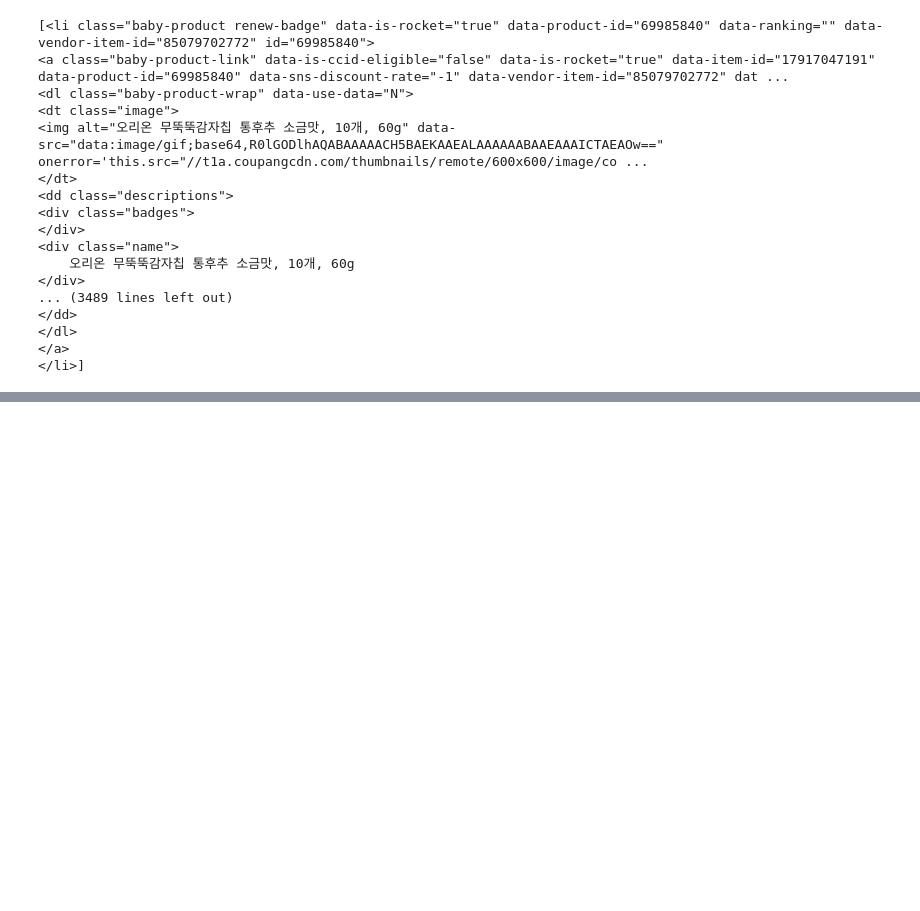
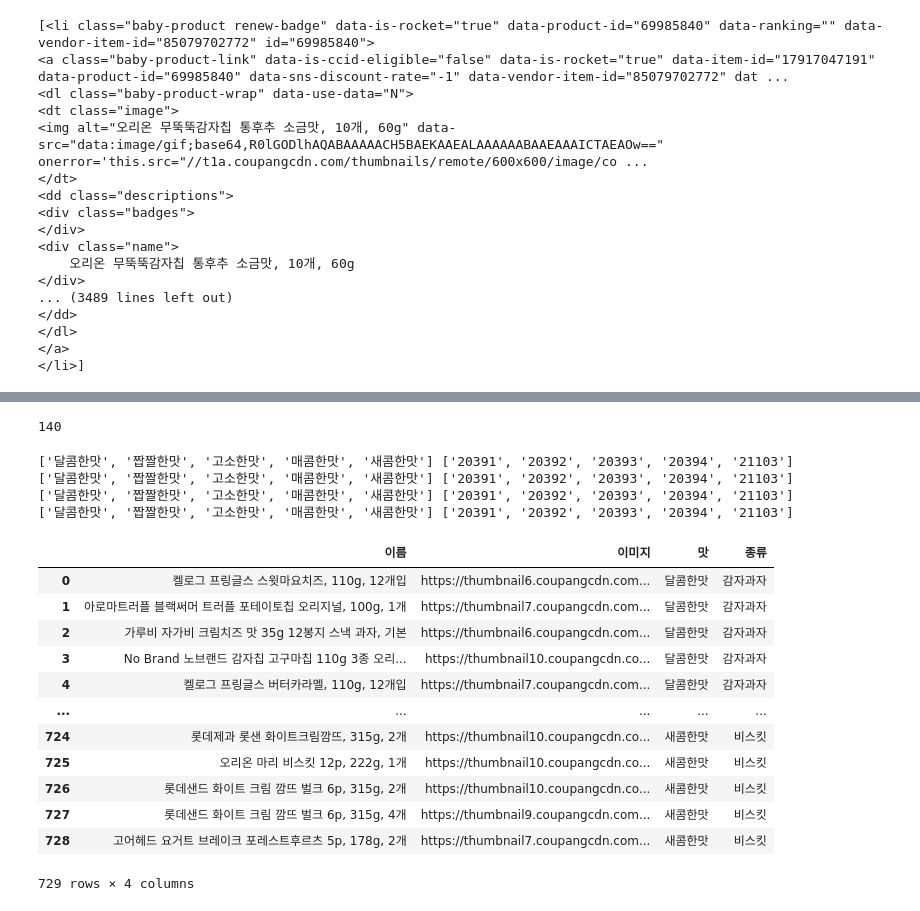
Before and after one commit to lmHOLO/SOCK, a Jupyter notebook: docs/쿠팡_crolling.ipynb, the cells around one changed output, grey strips where cells are left out. Saved outputs shown, nothing was run; the diff lists cells and outputs as text; code cells hidden in the pictures; blank space fills up the shorter version.

```diff
--- a/docs/쿠팡_crolling.ipynb
+++ b/docs/쿠팡_crolling.ipynb
@@ -65,0 +113,30 @@ print(find_snack_link(1, 2))
+# %%
+df = pd.DataFrame({'이름': name_list, '이미지' : img_links, '맛': selected_flavor_list, '종류' : category_list})
+# print(len(df))
+df.to_csv('snack_db.csv', index=False, encoding="utf-8-sig")
+# %% [output]
+140
+# %%
+# 195272: 감자과자
+# 195278: 팝콘
+# 195279: 나초
+# 195284: 비스킷
+total_category_list = [195272, 195278, 195279, 195284]
+for i in range(len(total_category_list)):
+    if i == 0:
+        name_list, img_links, selected_flavor_list, category_list = find_snack_link(total_category_list[i], 1, 1)
+        df = pd.DataFrame({'이름': name_list, '이미지' : img_links, '맛': selected_flavor_list, '종류' : category_list})
+    else:
+        name_list, img_links, selected_flavor_list, category_list = find_snack_link(total_category_list[i], 1, 1)
+        df_to_insert = pd.DataFrame({'이름': name_list, '이미지' : img_links, '맛': selected_flavor_list, '종류' : category_list})
+        df = pd.concat([df, df_to_insert])
+        # df = pd.concat(df, df_to_insert, ignore_index=True)
+
+
+# name_list, img_links, selected_flavor_list, category_list = find_snack_link(195278, 1, 1)
+# name_list, img_links, selected_flavor_list, category_list = find_snack_link(195278, 1, 1)
+# %% [output]
+['달콤한맛', '짭짤한맛', '고소한맛', '매콤한맛', '새콤한맛'] ['20391', '20392', '20393', '20394', '21103']
+['달콤한맛', '짭짤한맛', '고소한맛', '매콤한맛', '새콤한맛'] ['20391', '20392', '20393', '20394', '21103']
+['달콤한맛', '짭짤한맛', '고소한맛', '매콤한맛', '새콤한맛'] ['20391', '20392', '20393', '20394', '21103']
+['달콤한맛', '짭짤한맛', '고소한맛', '매콤한맛', '새콤한맛'] ['20391', '20392', '20393', '20394', '21103']
@@ -65,0 +145,18 @@ print(find_snack_link(1, 2))
+# %%
+data = pd.read_csv("snack_db.csv", sep=",")
+# %%
+data
+# %% [output]
+|  | 이름 | 이미지 | 맛 | 종류 |
+| 0 | 켈로그 프링글스 스윗마요치즈, 110g, 12개입 | https://thumbnail6.coupangcdn.com... | 달콤한맛 | 감자과자 |
+| 1 | 아로마트러플 블랙써머 트러플 포테이토칩 오리지널, 100g, 1개 | https://thumbnail7.coupangcdn.com... | 달콤한맛 | 감자과자 |
+| 2 | 가루비 자가비 크림치즈 맛 35g 12봉지 스낵 과자, 기본 | https://thumbnail6.coupangcdn.com... | 달콤한맛 | 감자과자 |
+| 3 | No Brand 노브랜드 감자칩 고구마칩 110g 3종 오리... | https://thumbnail10.coupangcdn.co... | 달콤한맛 | 감자과자 |
+| 4 | 켈로그 프링글스 버터카라멜, 110g, 12개입 | https://thumbnail7.coupangcdn.com... | 달콤한맛 | 감자과자 |
+| ... | ... | ... | ... | ... |
+| 724 | 롯데제과 롯샌 화이트크림깜뜨, 315g, 2개 | https://thumbnail10.coupangcdn.co... | 새콤한맛 | 비스킷 |
+| 725 | 오리온 마리 비스킷 12p, 222g, 1개 | https://thumbnail10.coupangcdn.co... | 새콤한맛 | 비스킷 |
+| 726 | 롯데샌드 화이트 크림 깜뜨 벌크 6p, 315g, 2개 | https://thumbnail10.coupangcdn.co... | 새콤한맛 | 비스킷 |
+| 727 | 롯데샌드 화이트 크림 깜뜨 벌크 6p, 315g, 4개 | https://thumbnail9.coupangcdn.com... | 새콤한맛 | 비스킷 |
+| 728 | 고어헤드 요거트 브레이크 포레스트후르츠 5p, 178g, 2개 | https://thumbnail7.coupangcdn.com... | 새콤한맛 | 비스킷 |
+729 rows × 4 columns
```
Also changed, not shown: parts of 8 cells of this notebook, 2 other files.
